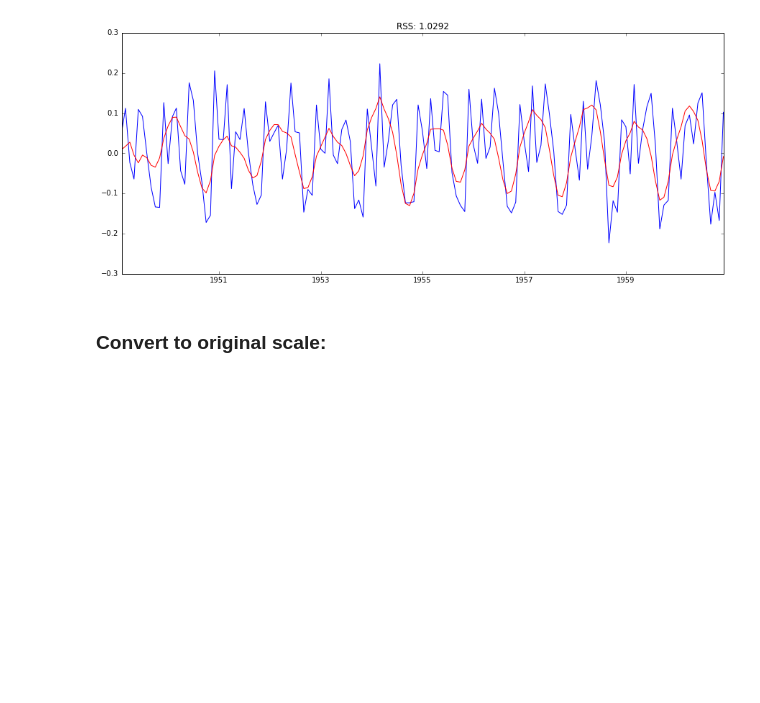
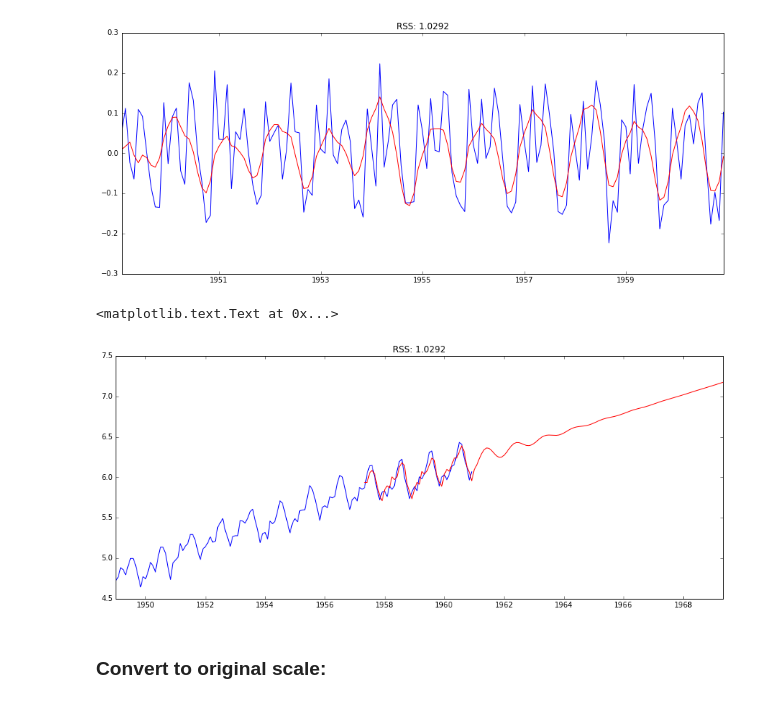
Before and after one commit to pedromorfeu/TFM, a Jupyter notebook: Time_Series_AirPassenger.ipynb, the cells around one changed output. Cells and saved outputs as stored; diff of their text form; code cells hidden in the pictures; blank space fills up the shorter version.

```diff
--- a/Time_Series_AirPassenger.ipynb
+++ b/Time_Series_AirPassenger.ipynb
@@ -399,6 +439,15 @@ plt.title('RSS: %.4f'% sum((results_ARIMA.fittedvalues-ts_log_diff)**2))
 # %% [output]
 <matplotlib.text.Text at 0x...>
 [figure]
+# %%
+model = ARIMA(ts_log, order=(2, 1, 2))
+predictions = results_ARIMA.predict(start=100, end=len(ts_log)+100, typ="levels")
+plt.plot(ts_log)
+plt.plot(predictions, color='red')
+plt.title('RSS: %.4f'% sum((results_ARIMA.fittedvalues-ts_log_diff)**2))
+# %% [output]
+<matplotlib.text.Text at 0x...>
+[figure, added]
 # %% [markdown]
 ### Convert to original scale:
 # %%
```
Also changed, not shown: parts of 7 cells of this notebook, 7 other files.
